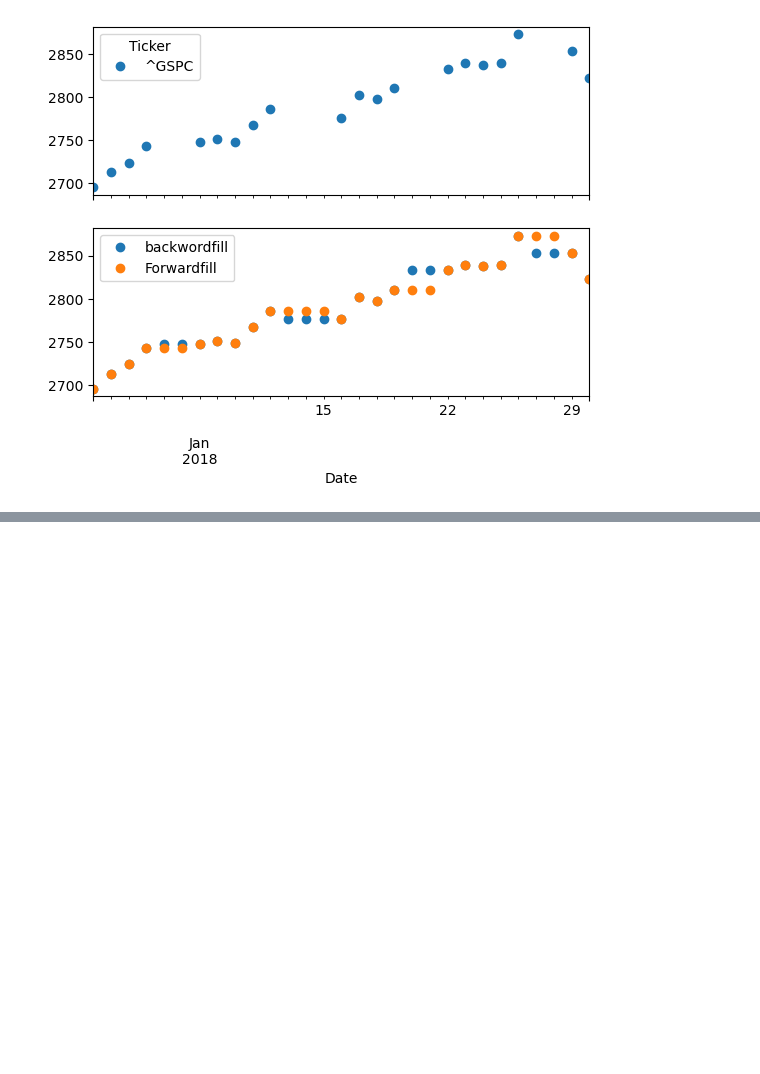
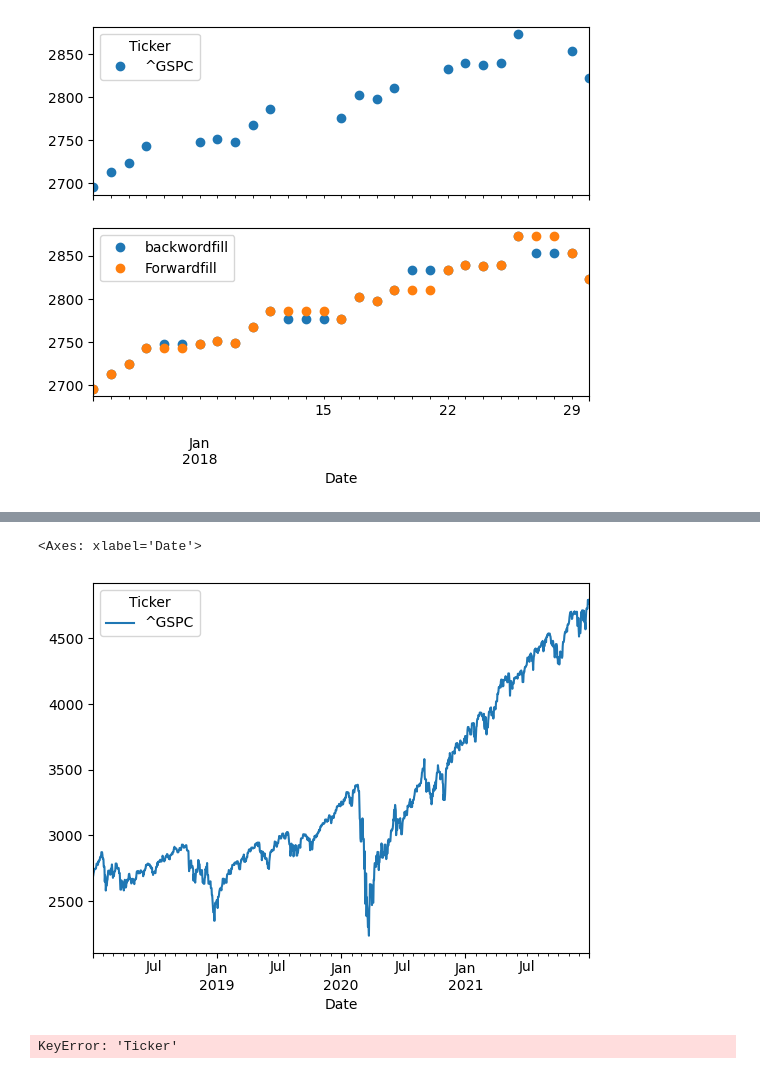
Before and after one commit to Venux09/Data_science_handbook_study, a Jupyter notebook: pandas-data_science_handbook/pandas_13.ipynb, the cells around one changed output, grey strips where cells are left out. Cells and saved outputs as stored; diff of their text form; code cells hidden in the pictures; blank space fills up the shorter version.

```diff
--- a/pandas-data_science_handbook/pandas_13.ipynb
+++ b/pandas-data_science_handbook/pandas_13.ipynb
@@ -308,0 +339,18 @@ ax[1].legend(['backwordfill','Forwardfill'])
+# %%
+sp500.plot()
+# %% [output]
+<Axes: xlabel='Date'>
+[figure, added]
+# %%
+#the third type of datatime specific in pandas - Rolling windows
+import numpy as np
+rolling = sp500.rolling(365,center = True)
+
+
+data = pd.DataFrame({'input' : sp500,
+                    'one-year rolling mean':rolling.mean(),
+                    'one-year rolling median':rolling.median()},index = sp500['Ticker'])
+ax = data.plot(style = ['-','--',':']  )
+ax.lines[0].set_alpha(0.5)
+# %% [output]
+KeyError: 'Ticker'
```
Also changed, not shown: parts of 5 cells of this notebook, 1 other file.
